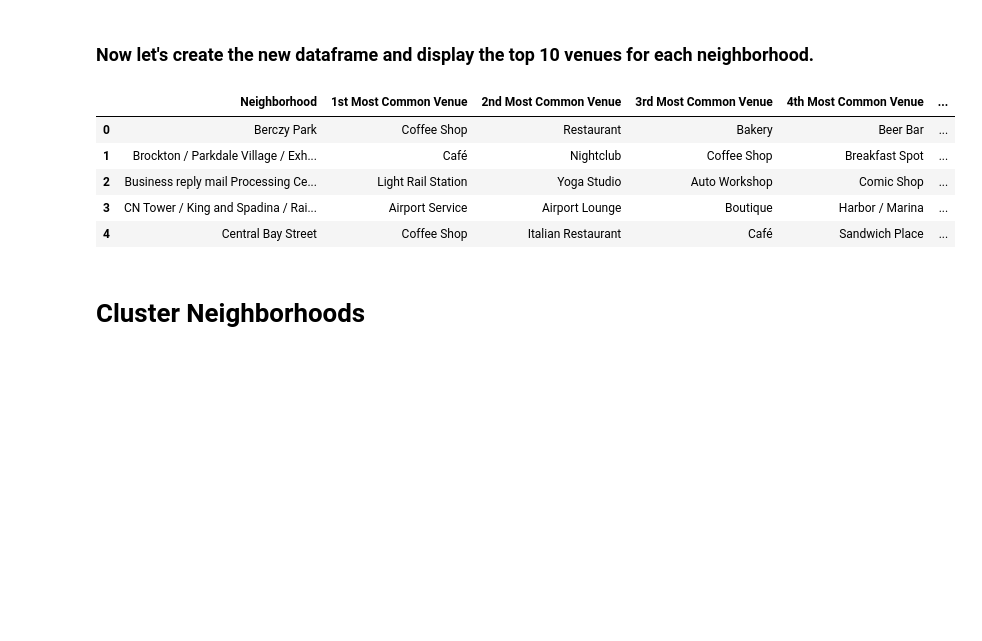
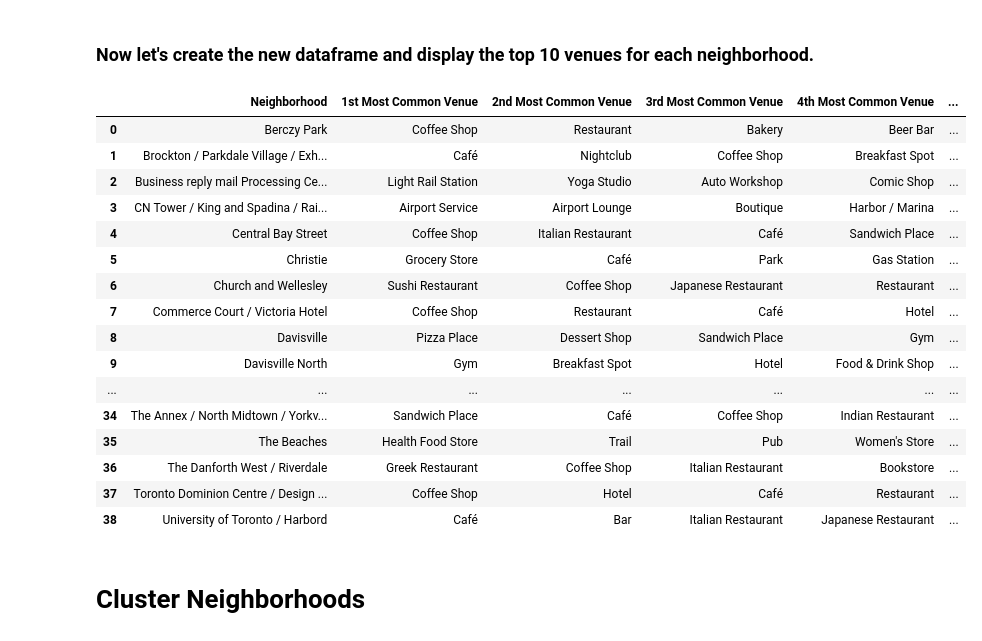
Before and after one commit to echoi11/data-capstone, a Jupyter notebook: Capstone Toronto.ipynb, the cells around one changed output. Cells and saved outputs as stored; diff of their text form; code cells hidden in the pictures; blank space fills up the shorter version.

```diff
--- a/Capstone Toronto.ipynb
+++ b/Capstone Toronto.ipynb
@@ -446,32 +446,43 @@ def return_most_common_venues(row, num_top_venues):
 # %%
 import numpy as np
 num_top_venues = 10
 
 indicators = ['st', 'nd', 'rd']
 
 # create columns according to number of top venues
 columns = ['Neighborhood']
 for ind in np.arange(num_top_venues):
     try:
         columns.append('{}{} Most Common Venue'.format(ind+1, indicators[ind]))
     except:
         columns.append('{}th Most Common Venue'.format(ind+1))
 
 # create a new dataframe
 neighborhoods_venues_sorted = pd.DataFrame(columns=columns)
 neighborhoods_venues_sorted['Neighborhood'] = toronto_grouped['Neighborhood']
 
 for ind in np.arange(toronto_grouped.shape[0]):
     neighborhoods_venues_sorted.iloc[ind, 1:] = return_most_common_venues(toronto_grouped.iloc[ind, :], num_top_venues)
 
-neighborhoods_venues_sorted.head()
+neighborhoods_venues_sorted
 # %% [output]
 |  | Neighborhood | 1st Most Common Venue | 2nd Most Common Venue | 3rd Most Common Venue | 4th Most Common Venue | ... |
 | 0 | Berczy Park | Coffee Shop | Restaurant | Bakery | Beer Bar | ... |
 | 1 | Brockton / Parkdale Village / Exh... | Café | Nightclub | Coffee Shop | Breakfast Spot | ... |
 | 2 | Business reply mail Processing Ce... | Light Rail Station | Yoga Studio | Auto Workshop | Comic Shop | ... |
 | 3 | CN Tower / King and Spadina / Rai... | Airport Service | Airport Lounge | Boutique | Harbor / Marina | ... |
 | 4 | Central Bay Street | Coffee Shop | Italian Restaurant | Café | Sandwich Place | ... |
+| 5 | Christie | Grocery Store | Café | Park | Gas Station | ... |
+| 6 | Church and Wellesley | Sushi Restaurant | Coffee Shop | Japanese Restaurant | Restaurant | ... |
+| 7 | Commerce Court / Victoria Hotel | Coffee Shop | Restaurant | Café | Hotel | ... |
+| 8 | Davisville | Pizza Place | Dessert Shop | Sandwich Place | Gym | ... |
+| 9 | Davisville North | Gym | Breakfast Spot | Hotel | Food & Drink Shop | ... |
+| ... | ... | ... | ... | ... | ... | ... |
+| 34 | The Annex / North Midtown / Yorkv... | Sandwich Place | Café | Coffee Shop | Indian Restaurant | ... |
+| 35 | The Beaches | Health Food Store | Trail | Pub | Women's Store | ... |
+| 36 | The Danforth West / Riverdale | Greek Restaurant | Coffee Shop | Italian Restaurant | Bookstore | ... |
+| 37 | Toronto Dominion Centre / Design ... | Coffee Shop | Hotel | Café | Restaurant | ... |
+| 38 | University of Toronto / Harbord | Café | Bar | Italian Restaurant | Japanese Restaurant | ... |
 # %% [markdown]
 # Cluster Neighborhoods
 # %%
```
Also changed, not shown: parts of 4 cells of this notebook.
